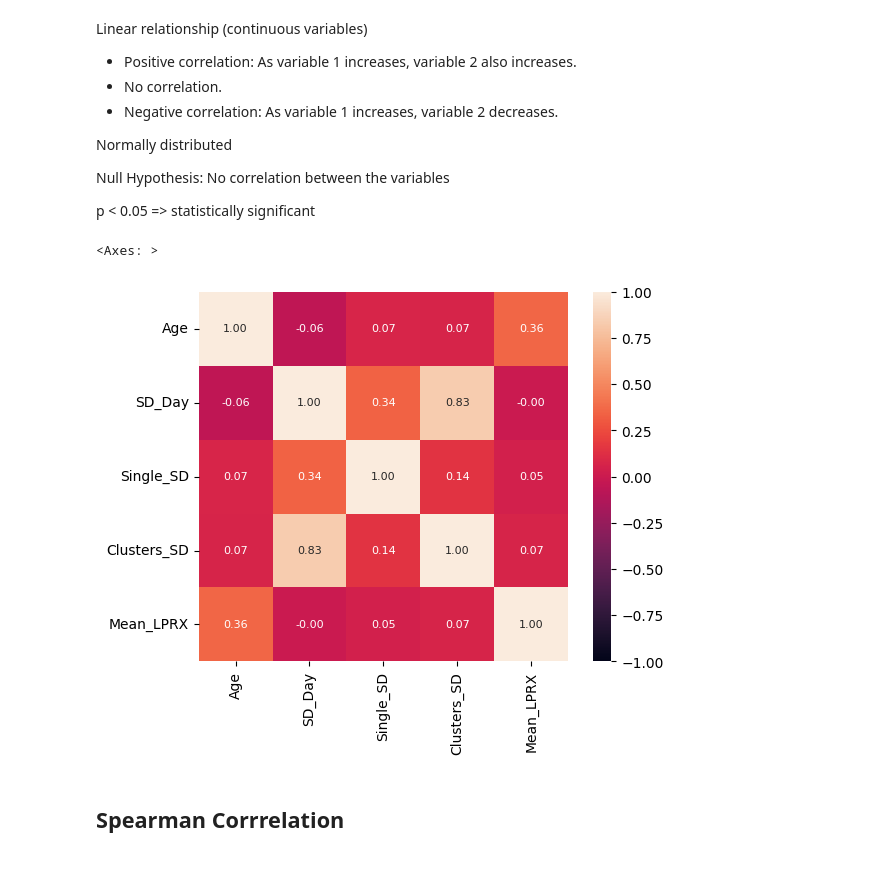
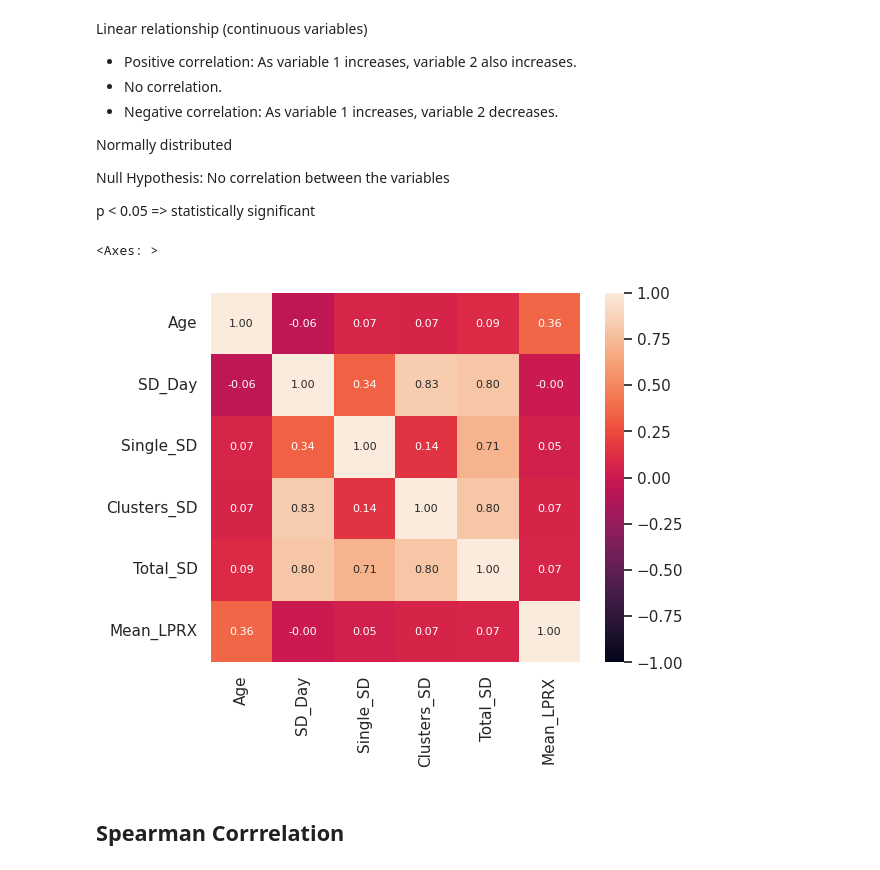
Before and after one commit to palolo02/ComputerVision, a Jupyter notebook: analysis.ipynb, the cells around one changed output. Saved outputs shown, nothing was run; the diff lists cells and outputs as text; code cells hidden in the pictures.

```diff
--- a/analysis.ipynb
+++ b/analysis.ipynb
@@ -148,13 +183,13 @@ p < 0.05 => statistically significant
 # %%
 #correlation matrix
 sub_data_corr = data.loc[:,
-                             ['Age', 'SD_Day', 'Single_SD', 'Clusters_SD', 'Mean_LPRX']]
+                             ['Age', 'SD_Day', 'Single_SD', 'Clusters_SD', 'Total_SD', 'Mean_LPRX']]
 
 corrmat = sub_data_corr.corr()
 sbn.heatmap(corrmat, cbar=True, annot=True, vmin=-1,vmax=1, square=True, fmt='.2f', annot_kws={'size': 8})
 # %% [output]
 <Axes: >
-[figure, old version]
+[figure, new version]
 # %% [markdown]
 ## Spearman Corrrelation
 # %% [markdown]
```
Also changed, not shown: parts of 81 cells of this notebook.
